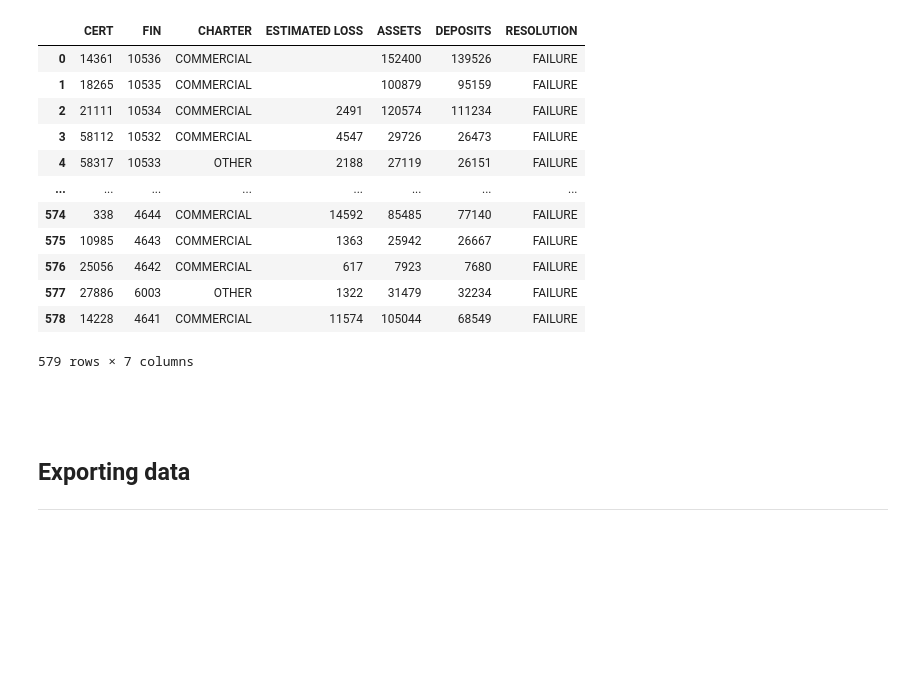
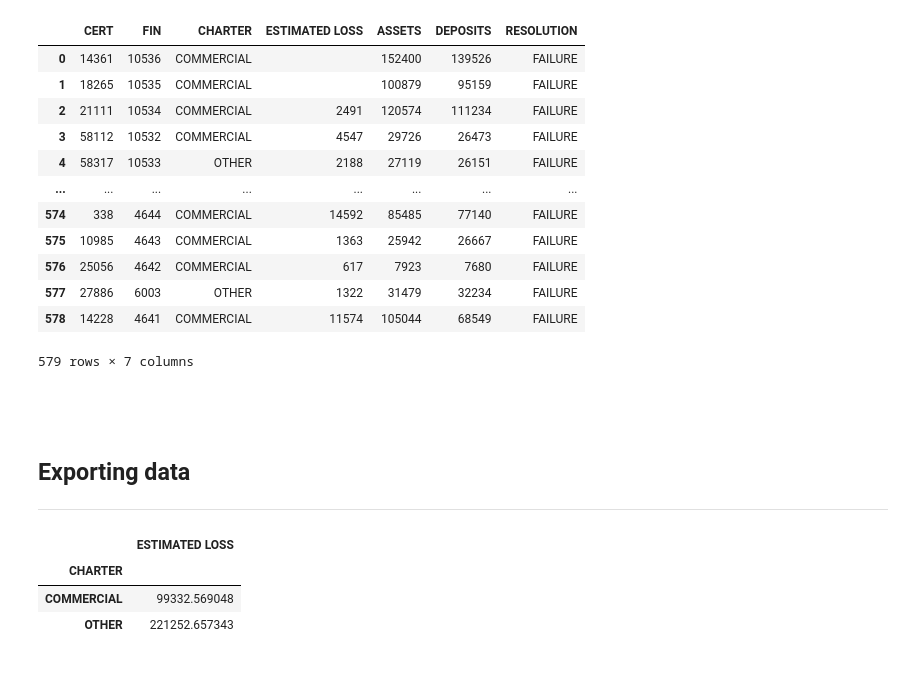
Before and after one commit to CellsToCode/google_colab, a Jupyter notebook: working_with_data/02_Final_Importing_and_Exporting_Data_with_Colab.ipynb, the cells around one changed output. Drawn from its saved outputs; the diff is of its cells as text; code cells hidden in the pictures; blank space fills up the shorter version.

```diff
--- a/working_with_data/02_Final_Importing_and_Exporting_Data_with_Colab.ipynb
+++ b/working_with_data/02_Final_Importing_and_Exporting_Data_with_Colab.ipynb
@@ -223,6 +220,13 @@ bank_detail_sheet
 ---
 # %%
 my_pivot_table = bank_detail.pivot_table(index='CHARTER', values='ESTIMATED LOSS')
+# %%
+my_pivot_table
+# %% [output]
+|  | ESTIMATED LOSS |
+| CHARTER |  |
+| COMMERCIAL | 99332.569048 |
+| OTHER | 221252.657343 |
 # %%
 # Export the result as CSV
 my_pivot_table.to_csv('my_pivot_table.csv')
```
Also changed, not shown: parts of 2 cells of this notebook.
